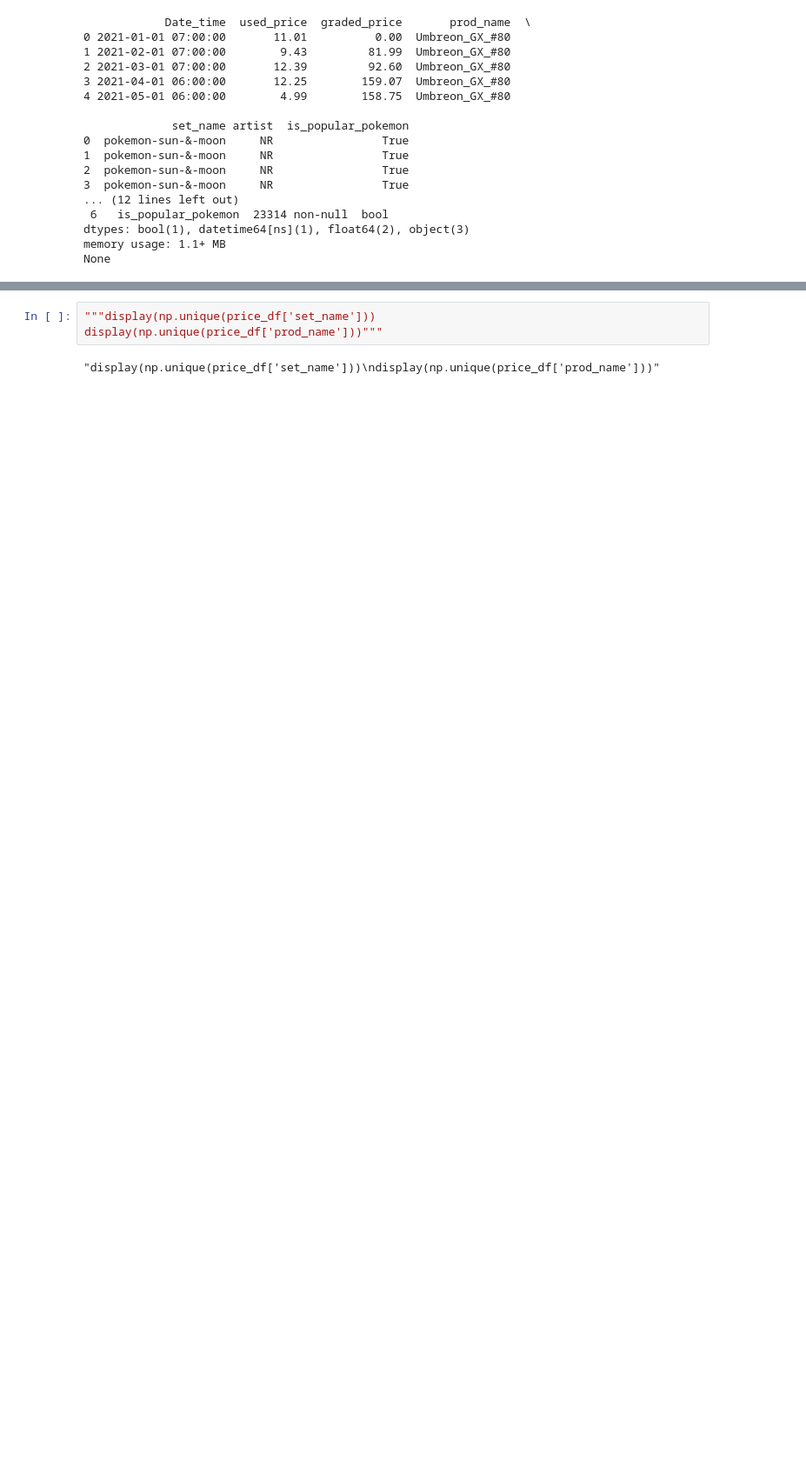
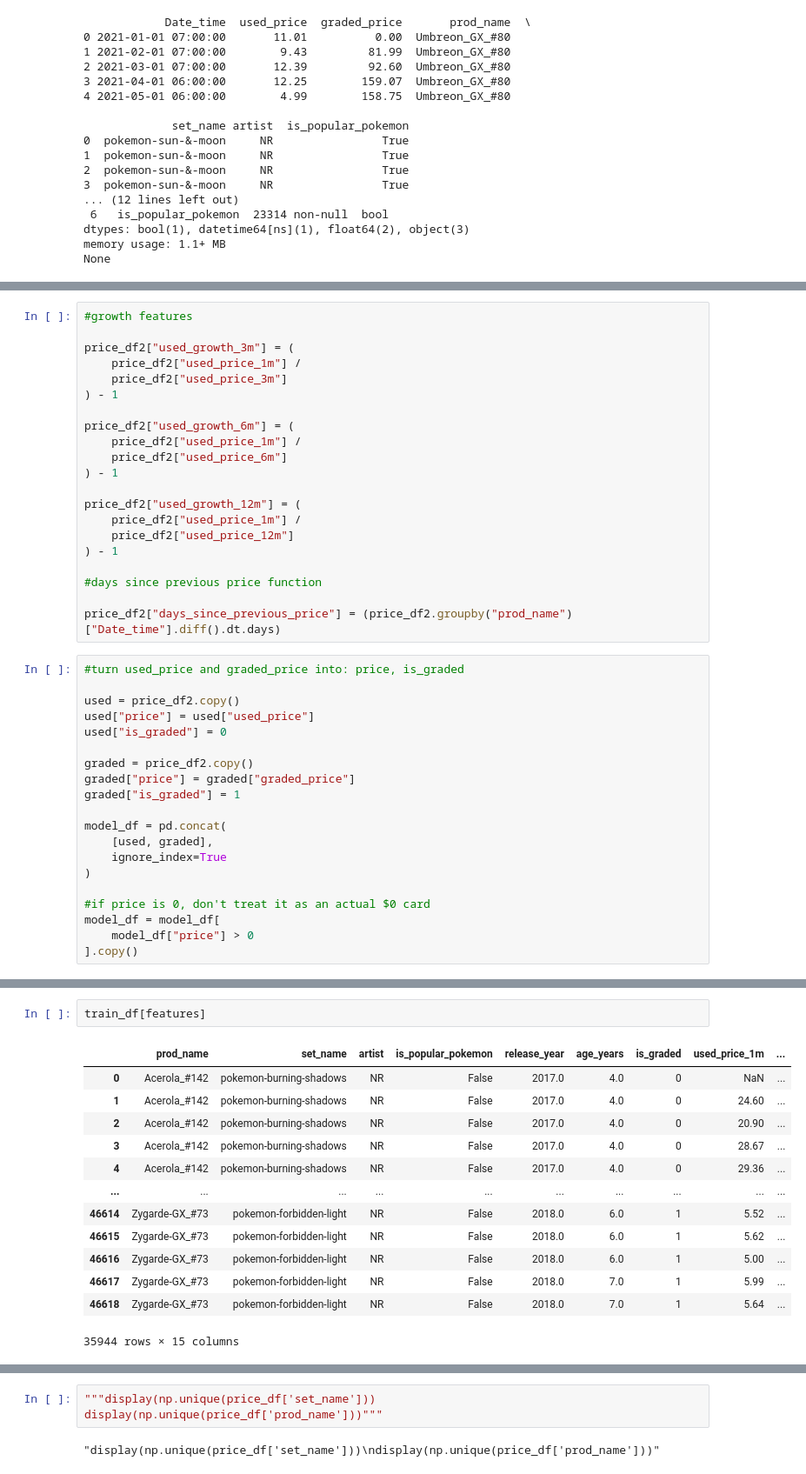
Before and after one commit to nicholaspfeil/PokemonPredictor_A_Nicholas_and_Dominic_Production, a Jupyter notebook: Pokemon_Predictor.ipynb, the cells around one changed output, grey strips where cells are left out. Shown at 87% size. Cells and saved outputs as stored; diff of their text form; blank space fills up the shorter version.

```diff
--- a/Pokemon_Predictor.ipynb
+++ b/Pokemon_Predictor.ipynb
@@ -290,0 +409,41 @@ None
+# %%
+#growth features
+
+price_df2["used_growth_3m"] = (
+    price_df2["used_price_1m"] /
+    price_df2["used_price_3m"]
+) - 1
+
+price_df2["used_growth_6m"] = (
+    price_df2["used_price_1m"] /
+    price_df2["used_price_6m"]
+) - 1
+
+price_df2["used_growth_12m"] = (
+    price_df2["used_price_1m"] /
+    price_df2["used_price_12m"]
+) - 1
+
+#days since previous price function
+
+price_df2["days_since_previous_price"] = (price_df2.groupby("prod_name")["Date_time"].diff().dt.days)
+# %%
+#turn used_price and graded_price into: price, is_graded
+
+used = price_df2.copy()
+used["price"] = used["used_price"]
+used["is_graded"] = 0
+
+graded = price_df2.copy()
+graded["price"] = graded["graded_price"]
+graded["is_graded"] = 1
+
+model_df = pd.concat(
+    [used, graded],
+    ignore_index=True
+)
+
+#if price is 0, don't treat it as an actual $0 card
+model_df = model_df[
+    model_df["price"] > 0
+].copy()
@@ -290,0 +520,16 @@ None
+# %%
+train_df[features]
+# %% [output]
+|  | prod_name | set_name | artist | is_popular_pokemon | release_year | age_years | is_graded | used_price_1m | ... |
+| 0 | Acerola_#142 | pokemon-burning-shadows | NR | False | 2017.0 | 4.0 | 0 | NaN | ... |
+| 1 | Acerola_#142 | pokemon-burning-shadows | NR | False | 2017.0 | 4.0 | 0 | 24.60 | ... |
+| 2 | Acerola_#142 | pokemon-burning-shadows | NR | False | 2017.0 | 4.0 | 0 | 20.90 | ... |
+| 3 | Acerola_#142 | pokemon-burning-shadows | NR | False | 2017.0 | 4.0 | 0 | 28.67 | ... |
+| 4 | Acerola_#142 | pokemon-burning-shadows | NR | False | 2017.0 | 4.0 | 0 | 29.36 | ... |
+| ... | ... | ... | ... | ... | ... | ... | ... | ... | ... |
+| 46614 | Zygarde-GX_#73 | pokemon-forbidden-light | NR | False | 2018.0 | 6.0 | 1 | 5.52 | ... |
+| 46615 | Zygarde-GX_#73 | pokemon-forbidden-light | NR | False | 2018.0 | 6.0 | 1 | 5.62 | ... |
+| 46616 | Zygarde-GX_#73 | pokemon-forbidden-light | NR | False | 2018.0 | 6.0 | 1 | 5.00 | ... |
+| 46617 | Zygarde-GX_#73 | pokemon-forbidden-light | NR | False | 2018.0 | 7.0 | 1 | 5.99 | ... |
+| 46618 | Zygarde-GX_#73 | pokemon-forbidden-light | NR | False | 2018.0 | 7.0 | 1 | 5.64 | ... |
+35944 rows × 15 columns
```
Also changed, not shown: parts of 13 cells of this notebook.
